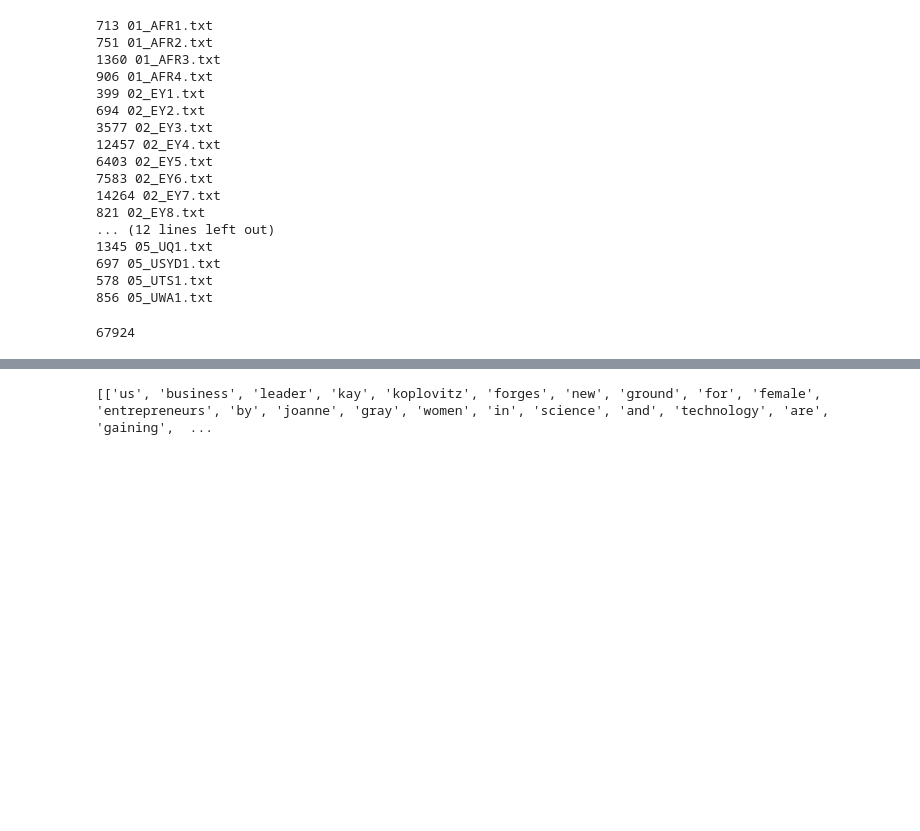
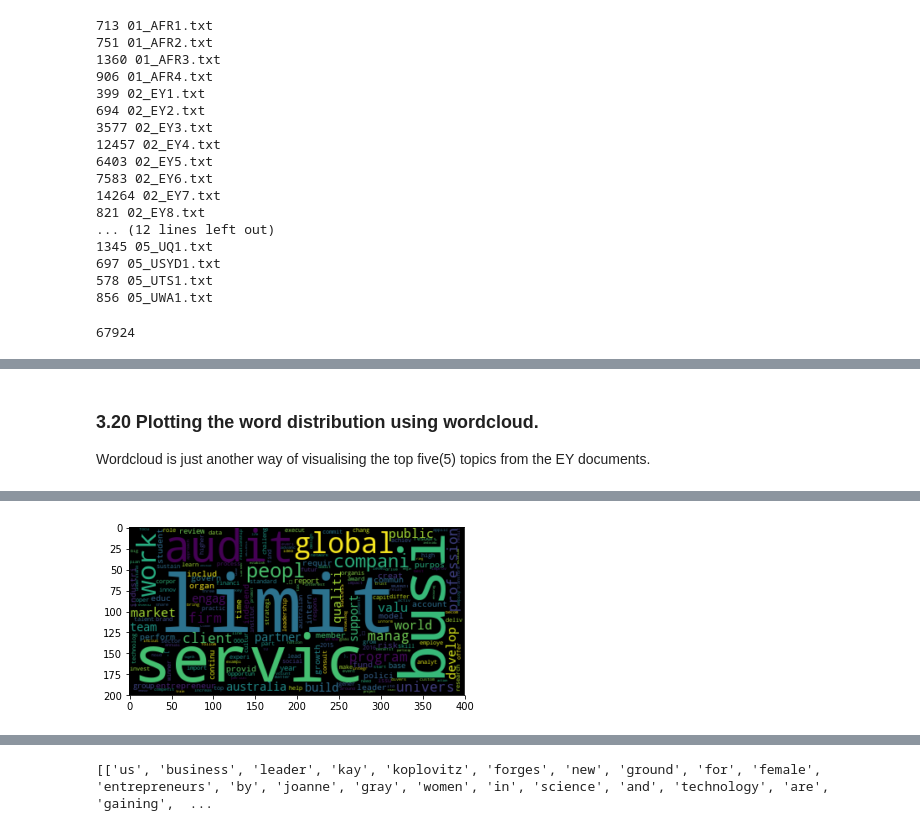
Before and after one commit to mlcurva77/Assignments, a Jupyter notebook: ML2019_ID10885123_A2.ipynb, the cells around one changed output, grey strips where cells are left out. Cells and saved outputs as stored; diff of their text form; code cells hidden in the pictures; blank space fills up the shorter version.

```diff
--- a/ML2019_ID10885123_A2.ipynb
+++ b/ML2019_ID10885123_A2.ipynb
@@ -126,0 +322,23 @@ print(tokenized_sent[0])
+# %% [markdown]
+### 3.20 Plotting the word distribution using wordcloud.
+Wordcloud is just another way of visualising the top five(5) topics from the EY documents.
+# %%
+from nltk.corpus import webtext
+from nltk.probability import FreqDist
+from wordcloud import WordCloud
+import matplotlib.pyplot as plt
+nltk.download('webtext')
+
+data_analysis = nltk.FreqDist(clean_word)
+
+filter_words = dict([(m, n) for m, n in data_analysis.items() if len(m) > 1])
+
+wcloud = WordCloud().generate_from_frequencies(filter_words)
+
+# Plotting the wordcloud
+plt.imshow(wcloud, interpolation="bilinear")
+
+plt.axis("on")
+(-0.5, 699.5, 499.5, -0.5)
+plt.show()
+# %% [output]
@@ -126,0 +347 @@ print(tokenized_sent[0])
+[figure, added]
```
Also changed, not shown: parts of 69 cells of this notebook.
